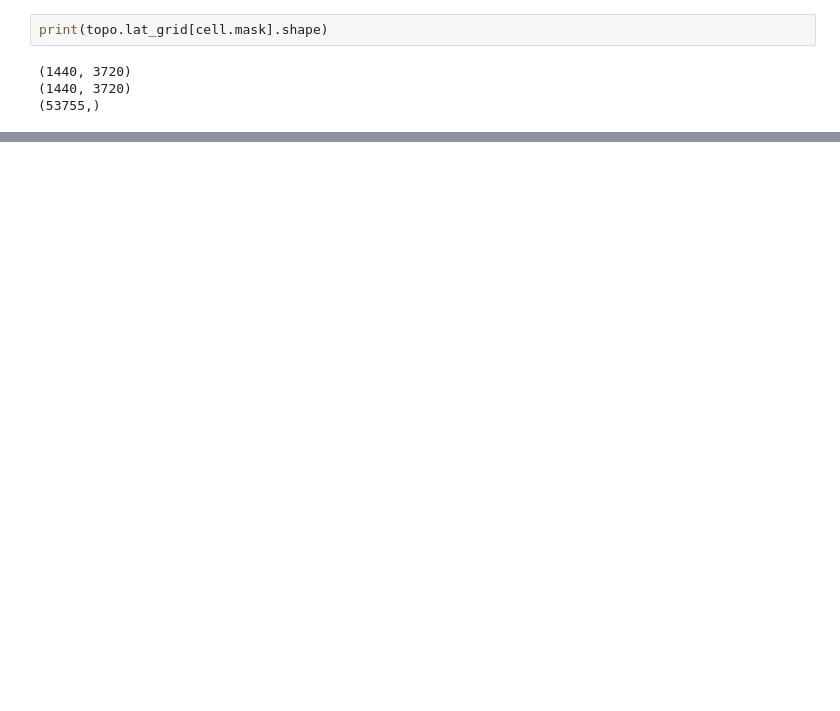
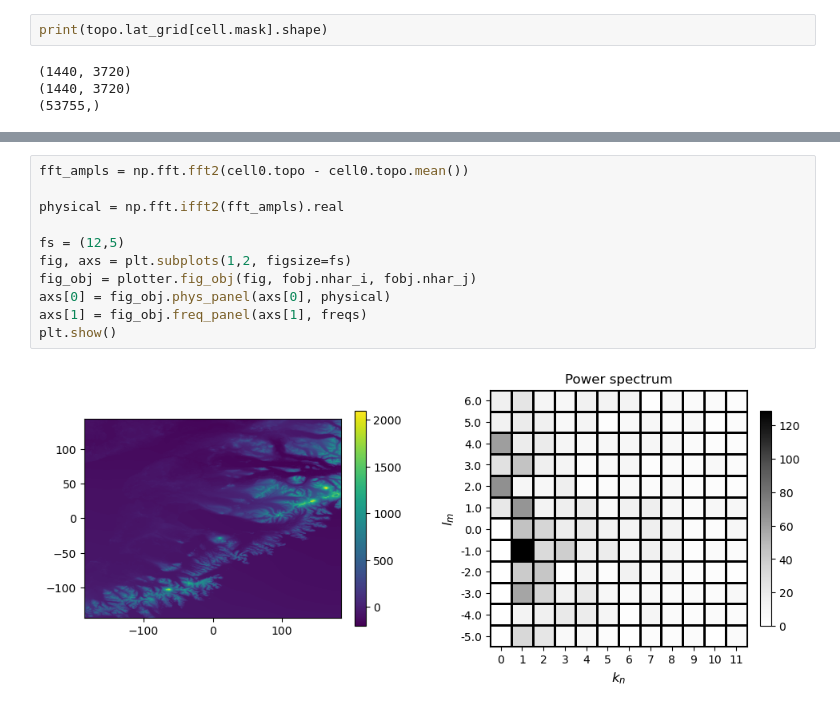
Before and after one commit to ray-chew/pyCSAM, a Jupyter notebook: notebooks/orog_delaunay.ipynb, the cells around one changed output, grey strips where cells are left out. Drawn from its saved outputs; the diff is of its cells as text; blank space fills up the shorter version.

```diff
--- a/notebooks/orog_delaunay.ipynb
+++ b/notebooks/orog_delaunay.ipynb
@@ -374,0 +626,13 @@ NameError: name 'tf_array' is not defined
+# %%
+fft_ampls = np.fft.fft2(cell0.topo - cell0.topo.mean())
+
+physical = np.fft.ifft2(fft_ampls).real
+
+fs = (12,5)
+fig, axs = plt.subplots(1,2, figsize=fs)
+fig_obj = plotter.fig_obj(fig, fobj.nhar_i, fobj.nhar_j)
+axs[0] = fig_obj.phys_panel(axs[0], physical)
+axs[1] = fig_obj.freq_panel(axs[1], freqs)
+plt.show()
+# %% [output]
+[figure, added]
```
Also changed, not shown: parts of 15 cells of this notebook.
